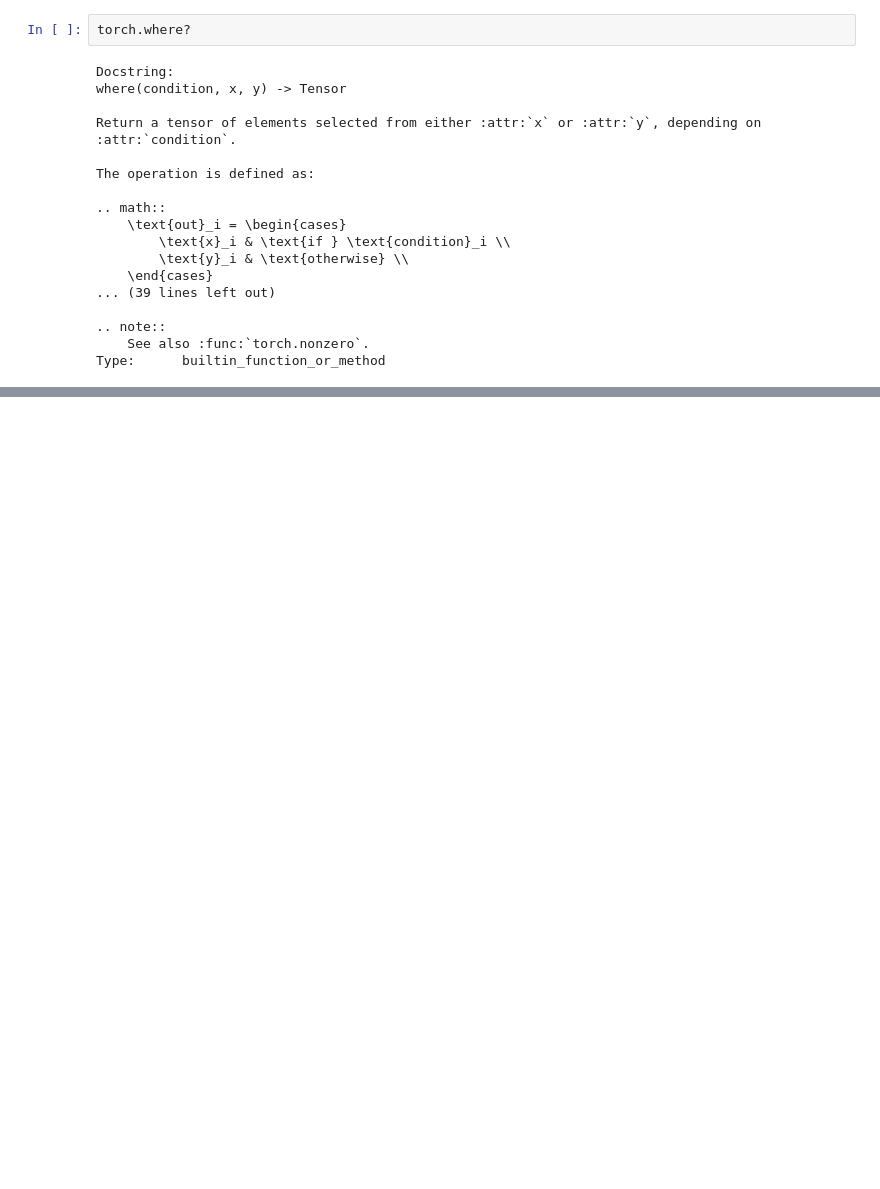
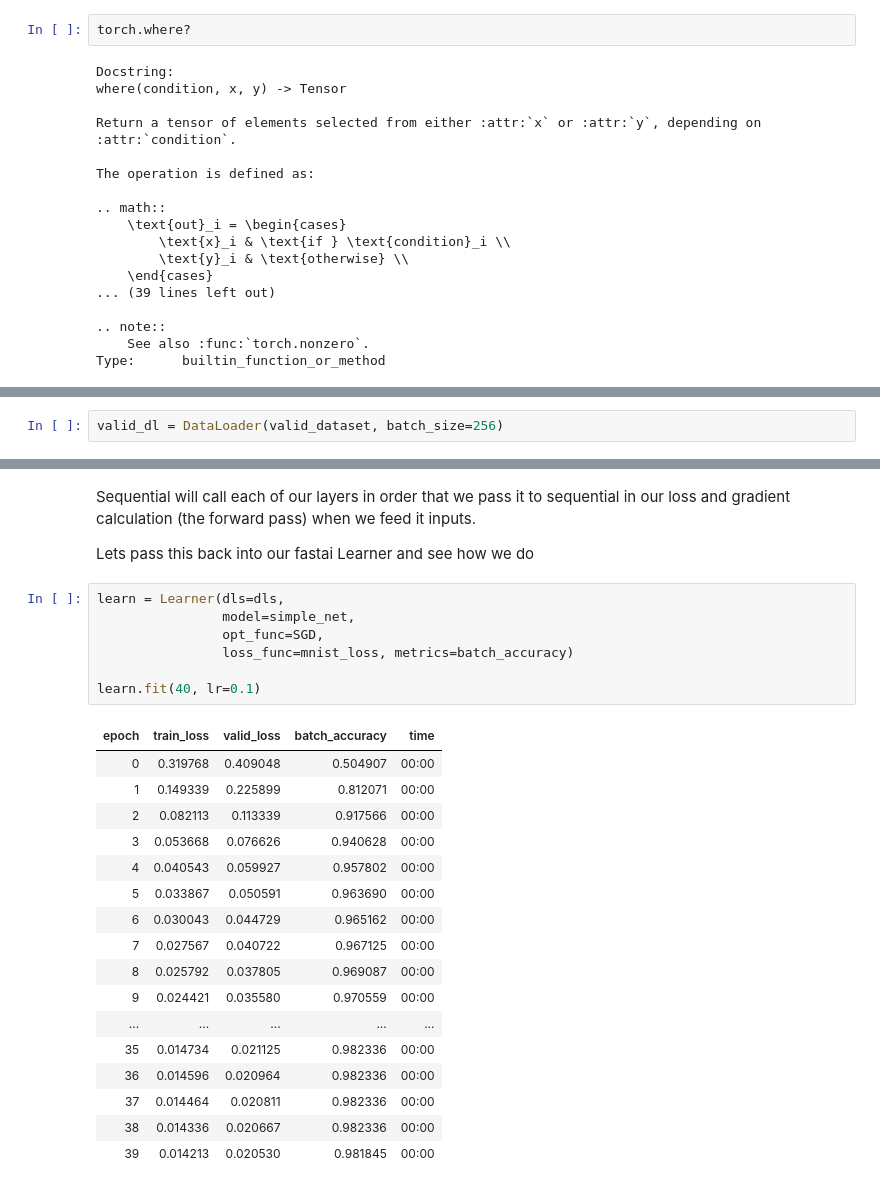
Before and after one commit to nglillywhite/blog, a Jupyter notebook: posts/2022-12-29-Fastai Chapter 3.ipynb, the cells around one changed output, grey strips where cells are left out. Cells and saved outputs as stored; diff of their text form; blank space fills up the shorter version.

```diff
--- a/posts/2022-12-29-Fastai Chapter 3.ipynb
+++ b/posts/2022-12-29-Fastai Chapter 3.ipynb
@@ -1647,0 +1770,2 @@ Type:      builtin_function_or_method
+# %%
+valid_dl = DataLoader(valid_dataset, batch_size=256)
@@ -1647,0 +2025,29 @@ Type:      builtin_function_or_method
+# %% [markdown]
+Sequential will call each of our layers in order that we pass it to sequential in our loss and gradient calculation (the forward pass) when we feed it inputs.
+
+Lets pass this back into our fastai Learner and see how we do
+# %%
+learn = Learner(dls=dls,
+                model=simple_net,
+                opt_func=SGD,
+                loss_func=mnist_loss, metrics=batch_accuracy)
+
+learn.fit(40, lr=0.1)
+# %% [output]
+| epoch | train_loss | valid_loss | batch_accuracy | time |
+| 0 | 0.319768 | 0.409048 | 0.504907 | 00:00 |
+| 1 | 0.149339 | 0.225899 | 0.812071 | 00:00 |
+| 2 | 0.082113 | 0.113339 | 0.917566 | 00:00 |
+| 3 | 0.053668 | 0.076626 | 0.940628 | 00:00 |
+| 4 | 0.040543 | 0.059927 | 0.957802 | 00:00 |
+| 5 | 0.033867 | 0.050591 | 0.963690 | 00:00 |
+| 6 | 0.030043 | 0.044729 | 0.965162 | 00:00 |
+| 7 | 0.027567 | 0.040722 | 0.967125 | 00:00 |
+| 8 | 0.025792 | 0.037805 | 0.969087 | 00:00 |
+| 9 | 0.024421 | 0.035580 | 0.970559 | 00:00 |
+| ... | ... | ... | ... | ... |
+| 35 | 0.014734 | 0.021125 | 0.982336 | 00:00 |
+| 36 | 0.014596 | 0.020964 | 0.982336 | 00:00 |
+| 37 | 0.014464 | 0.020811 | 0.982336 | 00:00 |
+| 38 | 0.014336 | 0.020667 | 0.982336 | 00:00 |
+| 39 | 0.014213 | 0.020530 | 0.981845 | 00:00 |
```
Also changed, not shown: parts of 116 cells of this notebook, 1 other file.
